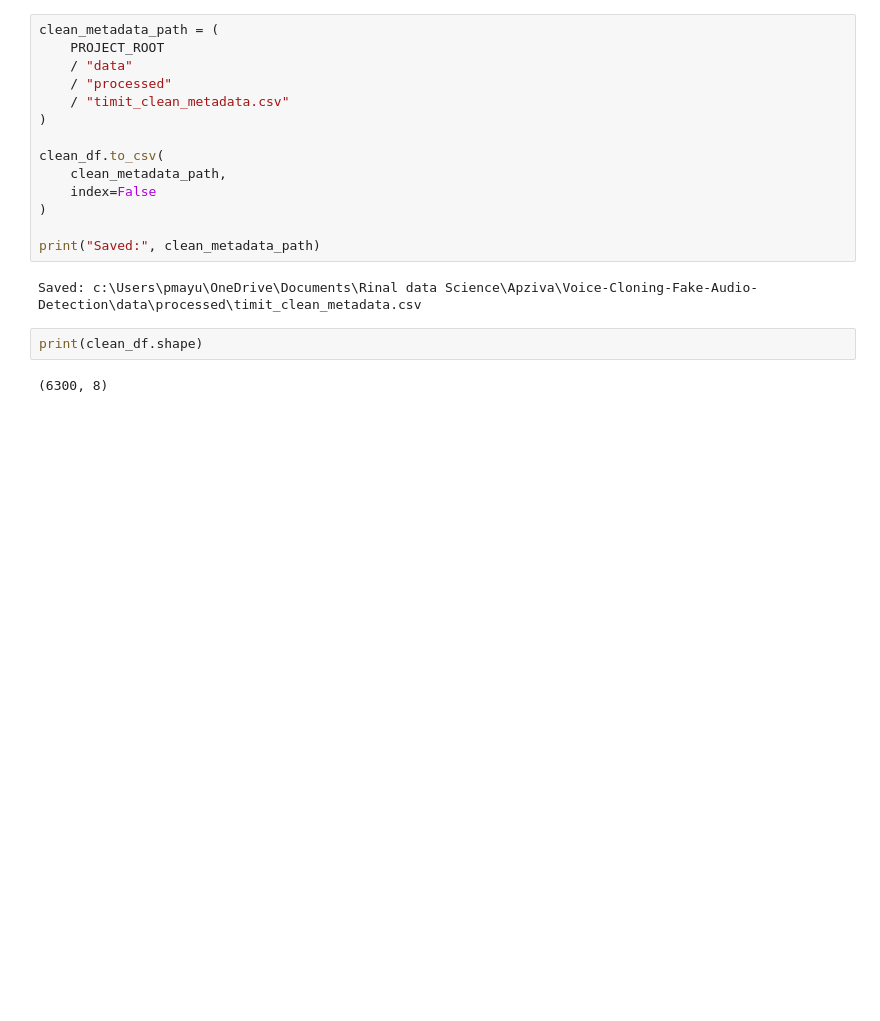
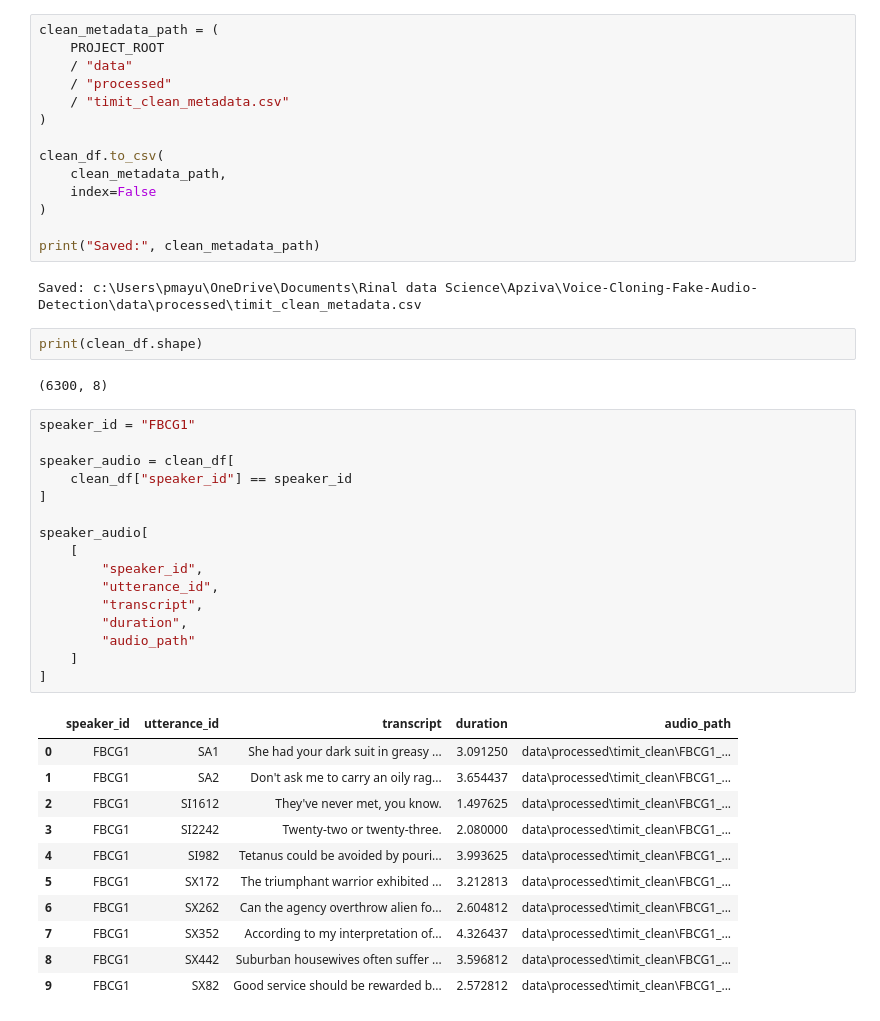
Before and after one commit to Rinalpatel21/Voice-Cloning-and-Fake-Audio-Detection, a Jupyter notebook: notebooks/02_timit_preprocessing.ipynb, the cells around one changed output. Saved outputs shown, nothing was run; the diff lists cells and outputs as text; blank space fills up the shorter version.

```diff
--- a/notebooks/02_timit_preprocessing.ipynb
+++ b/notebooks/02_timit_preprocessing.ipynb
@@ -263,3 +263,31 @@ Saved: c:\Users\pmayu\OneDrive\Documents\Rinal data Science\Apziva\Voice-Cloning
 print(clean_df.shape)
 # %% [output]
 (6300, 8)
+# %%
+speaker_id = "FBCG1"
+
+speaker_audio = clean_df[
+    clean_df["speaker_id"] == speaker_id
+]
+
+speaker_audio[
+    [
+        "speaker_id",
+        "utterance_id",
+        "transcript",
+        "duration",
+        "audio_path"
+    ]
+]
+# %% [output]
+|  | speaker_id | utterance_id | transcript | duration | audio_path |
+| 0 | FBCG1 | SA1 | She had your dark suit in greasy ... | 3.091250 | data\processed\timit_clean\FBCG1_... |
+| 1 | FBCG1 | SA2 | Don't ask me to carry an oily rag... | 3.654437 | data\processed\timit_clean\FBCG1_... |
+| 2 | FBCG1 | SI1612 | They've never met, you know. | 1.497625 | data\processed\timit_clean\FBCG1_... |
+| 3 | FBCG1 | SI2242 | Twenty-two or twenty-three. | 2.080000 | data\processed\timit_clean\FBCG1_... |
+| 4 | FBCG1 | SI982 | Tetanus could be avoided by pouri... | 3.993625 | data\processed\timit_clean\FBCG1_... |
+| 5 | FBCG1 | SX172 | The triumphant warrior exhibited ... | 3.212813 | data\processed\timit_clean\FBCG1_... |
+| 6 | FBCG1 | SX262 | Can the agency overthrow alien fo... | 2.604812 | data\processed\timit_clean\FBCG1_... |
+| 7 | FBCG1 | SX352 | According to my interpretation of... | 4.326437 | data\processed\timit_clean\FBCG1_... |
+| 8 | FBCG1 | SX442 | Suburban housewives often suffer ... | 3.596812 | data\processed\timit_clean\FBCG1_... |
+| 9 | FBCG1 | SX82 | Good service should be rewarded b... | 2.572812 | data\processed\timit_clean\FBCG1_... |
```
Also changed, not shown: 1 other file.
